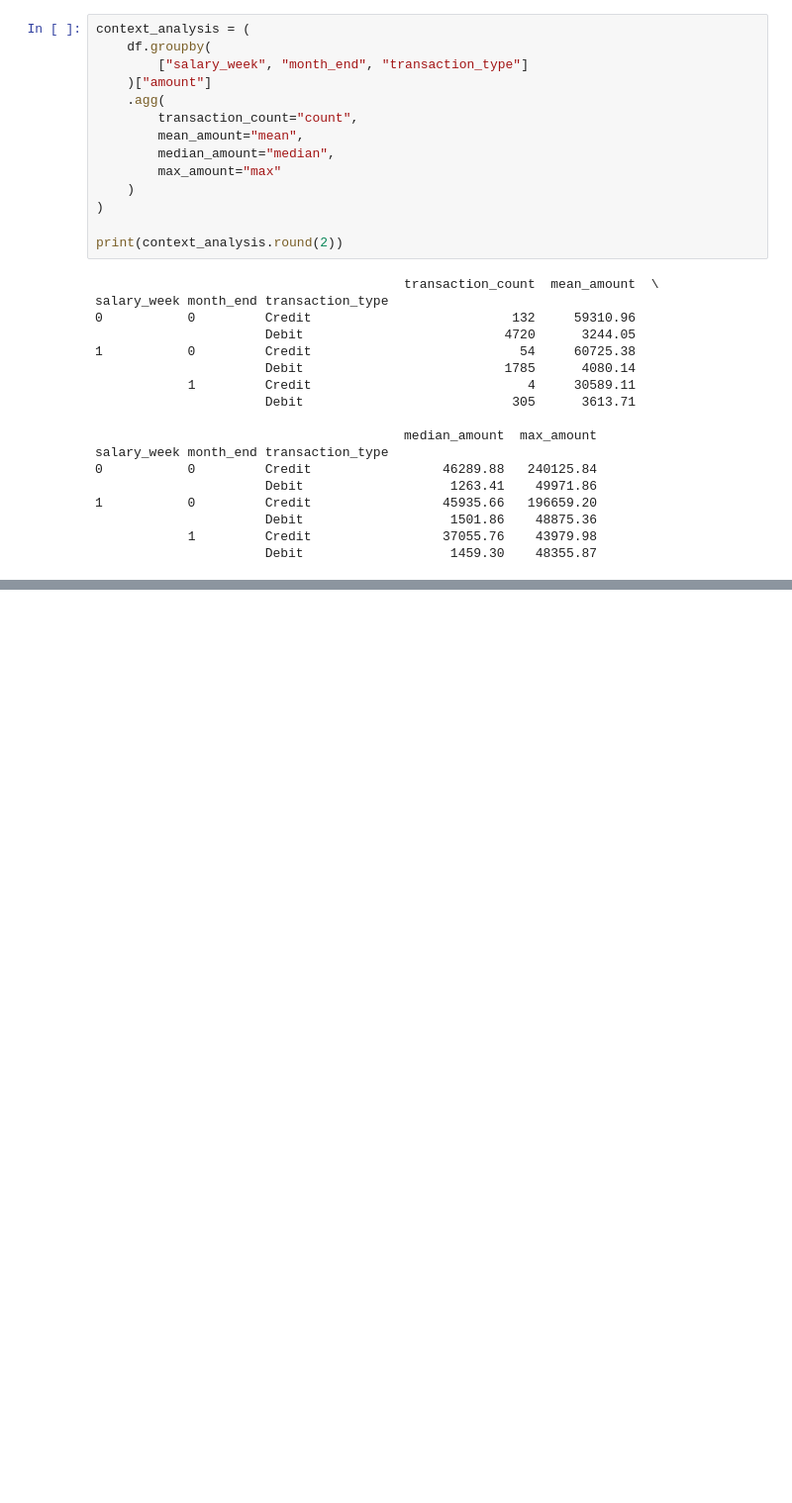
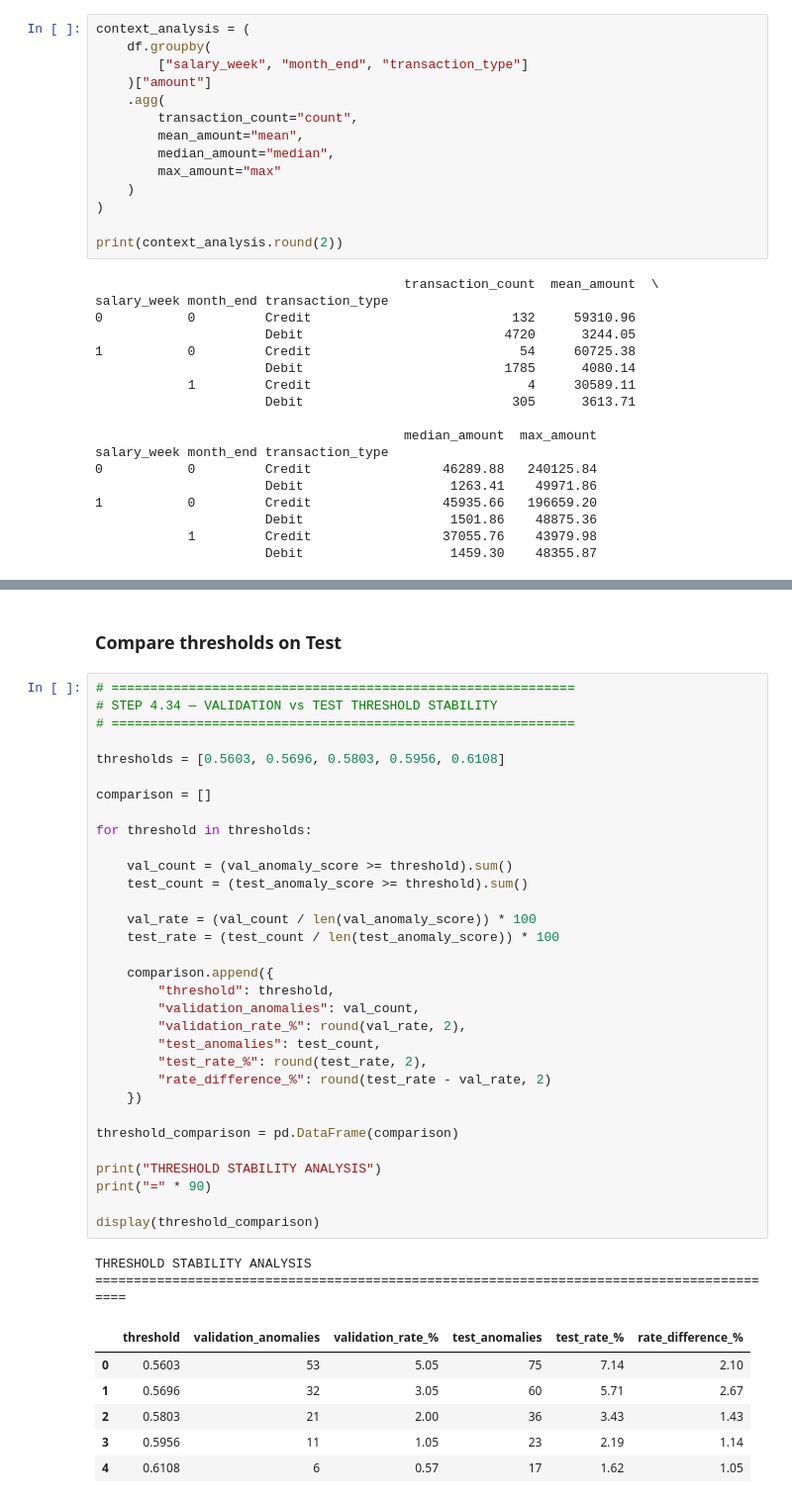
Before and after one commit to SatheMonika04/AI-Financial-Wellness-Coach, a Jupyter notebook: src/anomaly/notebooks/src/anomaly/notebooks/anomaly_eda.ipynb, the cells around one changed output, grey strips where cells are left out. Shown at 99% size. Drawn from its saved outputs; the diff is of its cells as text; blank space fills up the shorter version.

```diff
--- a/src/anomaly/notebooks/src/anomaly/notebooks/anomaly_eda.ipynb
+++ b/src/anomaly/notebooks/src/anomaly/notebooks/anomaly_eda.ipynb
@@ -952,0 +2854,43 @@ salary_week month_end transaction_type
+# %% [markdown]
+### Compare thresholds on Test
+# %%
+# ============================================================
+# STEP 4.34 — VALIDATION vs TEST THRESHOLD STABILITY
+# ============================================================
+
+thresholds = [0.5603, 0.5696, 0.5803, 0.5956, 0.6108]
+
+comparison = []
+
+for threshold in thresholds:
+
+    val_count = (val_anomaly_score >= threshold).sum()
+    test_count = (test_anomaly_score >= threshold).sum()
+
+    val_rate = (val_count / len(val_anomaly_score)) * 100
+    test_rate = (test_count / len(test_anomaly_score)) * 100
+
+    comparison.append({
+        "threshold": threshold,
+        "validation_anomalies": val_count,
+        "validation_rate_%": round(val_rate, 2),
+        "test_anomalies": test_count,
+        "test_rate_%": round(test_rate, 2),
+        "rate_difference_%": round(test_rate - val_rate, 2)
+    })
+
+threshold_comparison = pd.DataFrame(comparison)
+
+print("THRESHOLD STABILITY ANALYSIS")
+print("=" * 90)
+
+display(threshold_comparison)
+# %% [output]
+THRESHOLD STABILITY ANALYSIS
+==========================================================================================
+|  | threshold | validation_anomalies | validation_rate_% | test_anomalies | test_rate_% | rate_difference_% |
+| 0 | 0.5603 | 53 | 5.05 | 75 | 7.14 | 2.10 |
+| 1 | 0.5696 | 32 | 3.05 | 60 | 5.71 | 2.67 |
+| 2 | 0.5803 | 21 | 2.00 | 36 | 3.43 | 1.43 |
+| 3 | 0.5956 | 11 | 1.05 | 23 | 2.19 | 1.14 |
+| 4 | 0.6108 | 6 | 0.57 | 17 | 1.62 | 1.05 |
```
Also changed, not shown: parts of 38 cells of this notebook.
